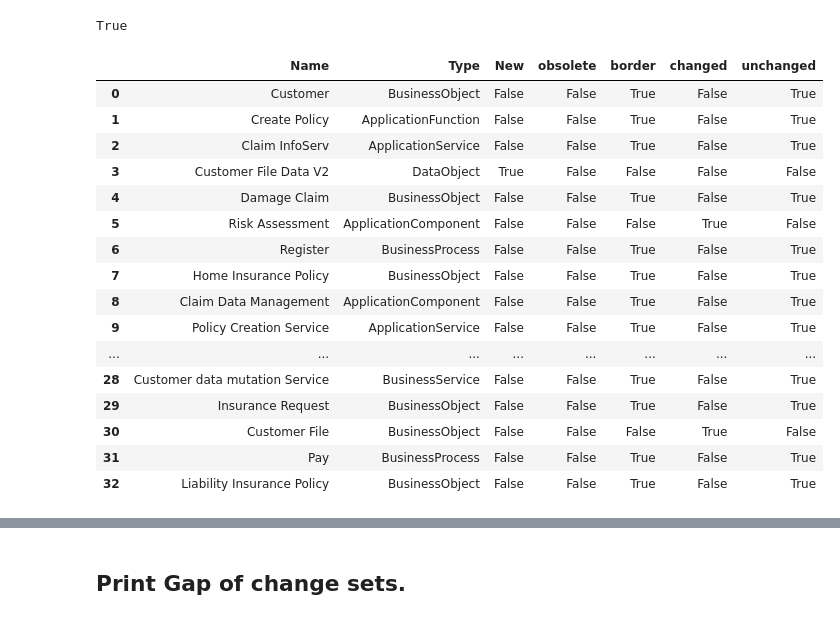
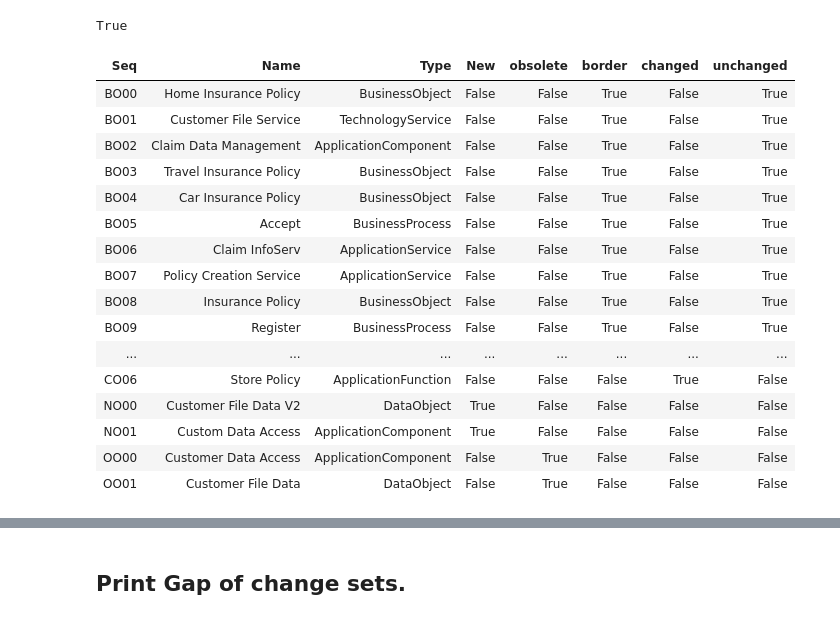
Before and after one commit to RichDijk/EAGOC, a Jupyter notebook: ea_goc.ipynb, the cells around one changed output, grey strips where cells are left out. Drawn from its saved outputs; the diff is of its cells as text; code cells hidden in the pictures.

```diff
--- a/ea_goc.ipynb
+++ b/ea_goc.ipynb
@@ -33,6 +33,7 @@ class Element:
         self.id = id
         self.name = name
         self.element_type = element_type
+        self.element_seq = None
 
         self.relation_asis_ids = set()
         self.relation_tobe_ids = set()
@@ -80,6 +81,7 @@ class Relation:
         self.relation_type = relation_type
         self.source = source
         self.target = target
+        self.relation_seq = None
 
         self.is_part_of_asis = False
         self.is_part_of_tobe = False
@@ -441,7 +434,7 @@ for relation_id, relation in relations_dict.items():
 # %%
 # Create dataframe for printing and counting
 # ------------------------------------------
-relation_df_columns = ['source', 'source_type', 'target', 'target_type', 'relation_type', 'state']
+relation_df_columns = ['relation_seq', 'source', 'source_type', 'target', 'target_type', 'relation_type', 'state']
 goc_elements_df = pd.DataFrame(data=[], columns=['object_type', 'state', 'name'])
 goc_relations_df = pd.DataFrame(data=[], columns=relation_df_columns)
 
@@ -459,20 +452,26 @@ relation_sets = [(set_obsolete_relations, 'obsolete relation'),
 
 for (_set, state) in element_sets:
     new_rows = []
-    for element_id in _set:
+    object_seq_prefix = ''.join([str(s[0]).capitalize() for s in state.split()])
+    for (element_id, seq) in zip(_set, range(len(_set))):
         element = elements_dict[element_id]
-        new_rows.append([element.name, element.element_type, state])
-    df_set = pd.DataFrame(data=new_rows, columns=['name', 'object_type', 'state'])
+        object_seq = ''.join([object_seq_prefix, str(seq) if seq >9 else f'0{seq}'])
+        element.element_seq = object_seq
+        new_rows.append([object_seq, element.name, element.element_type, state])
+
+    df_set = pd.DataFrame(data=new_rows, columns=['object_seq', 'name', 'object_type', 'state'])
     goc_elements_df = pd.concat([goc_elements_df, df_set], sort=False, ignore_index=True)
 
 for (_set, state) in relation_sets:
     new_rows = []
-    for relation_id in _set:
+    relation_seq_prefix = ''.join([str(s[0]).capitalize() for s in state.split() ])
+    for (relation_id, seq) in zip(_set, range(len(_set))):
         relation = relations_dict[relation_id]
-        #new_rows.append([relation.name, relation.relation_type, state])
         source = elements_dict[relation.source]
         target = elements_dict[relation.target]
-        new_rows.append([source.name, source.element_type, target.name, target.element_type,
+        relation_seq = ''.join([relation_seq_prefix, str(seq) if seq >9 else f'0{seq}'])
+        relation.relation_seq = relation_seq
+        new_rows.append([relation_seq, source.name, source.element_type, target.name, target.element_type,
                          relation.relation_type, state])
     df_set = pd.DataFrame(data=new_rows, columns=relation_df_columns) #['name', 'relation_type', 'state'])
     goc_relations_df = pd.concat([goc_relations_df, df_set], sort=False, ignore_index=True)
@@ -706,30 +709,35 @@ def colour_true(val):
 # %%
 # SOC is border + changed + new + obsolete
 rows = []
 for e_id in set_border_elements | set_changed_elements | set_new_elements | set_obsolete_elements:
     element = elements_dict[e_id]
     #print(f"{element.name} [{element.element_type}]")
-    rows.append([element.name, element.element_type, element.new, element.obsolete, element.border, \
-                element.changed, element.unchanged])
-pd.DataFrame(rows, columns=['Name', 'Type', 'New', 'obsolete', 'border', 'changed', 'unchanged']).style.applymap(colour_true)
+    rows.append([element.element_seq, element.name, element.element_type, element.new, \
+                 element.obsolete, element.border, element.changed, element.unchanged])
+
+pd.DataFrame(rows, columns=['Seq', 'Name', 'Type', 'New', 'obsolete',\
+                            'border', 'changed', 'unchanged'])\
+        .sort_values(by='Seq') \
+        .style.applymap(colour_true)\
+        .hide_index()
 # %% [output]
-|  | Name | Type | New | obsolete | border | changed | unchanged |
-| 0 | Customer | BusinessObject | False | False | True | False | True |
-| 1 | Create Policy | ApplicationFunction | False | False | True | False | True |
-| 2 | Claim InfoServ | ApplicationService | False | False | True | False | True |
-| 3 | Customer File Data V2 | DataObject | True | False | False | False | False |
-| 4 | Damage Claim | BusinessObject | False | False | True | False | True |
-| 5 | Risk Assessment | ApplicationComponent | False | False | False | True | False |
-| 6 | Register | BusinessProcess | False | False | True | False | True |
-| 7 | Home Insurance Policy | BusinessObject | False | False | True | False | True |
-| 8 | Claim Data Management | ApplicationComponent | False | False | True | False | True |
-| 9 | Policy Creation Service | ApplicationService | False | False | True | False | True |
+| Seq | Name | Type | New | obsolete | border | changed | unchanged |
+| BO00 | Home Insurance Policy | BusinessObject | False | False | True | False | True |
+| BO01 | Customer File Service | TechnologyService | False | False | True | False | True |
+| BO02 | Claim Data Management | ApplicationComponent | False | False | True | False | True |
+| BO03 | Travel Insurance Policy | BusinessObject | False | False | True | False | True |
+| BO04 | Car Insurance Policy | BusinessObject | False | False | True | False | True |
+| BO05 | Accept | BusinessProcess | False | False | True | False | True |
+| BO06 | Claim InfoServ | ApplicationService | False | False | True | False | True |
+| BO07 | Policy Creation Service | ApplicationService | False | False | True | False | True |
+| BO08 | Insurance Policy | BusinessObject | False | False | True | False | True |
+| BO09 | Register | BusinessProcess | False | False | True | False | True |
 | ... | ... | ... | ... | ... | ... | ... | ... |
-| 28 | Customer data mutation Service | BusinessService | False | False | True | False | True |
-| 29 | Insurance Request | BusinessObject | False | False | True | False | True |
-| 30 | Customer File | BusinessObject | False | False | False | True | False |
-| 31 | Pay | BusinessProcess | False | False | True | False | True |
-| 32 | Liability Insurance Policy | BusinessObject | False | False | True | False | True |
+| CO06 | Store Policy | ApplicationFunction | False | False | False | True | False |
+| NO00 | Customer File Data V2 | DataObject | True | False | False | False | False |
+| NO01 | Custom Data Access | ApplicationComponent | True | False | False | False | False |
+| OO00 | Customer Data Access | ApplicationComponent | False | True | False | False | False |
+| OO01 | Customer File Data | DataObject | False | True | False | False | False |
 # %%
 # Unchanged objects that are no border objects.
 # ---------------------------------------------
```
Also changed, not shown: parts of 14 cells of this notebook.
